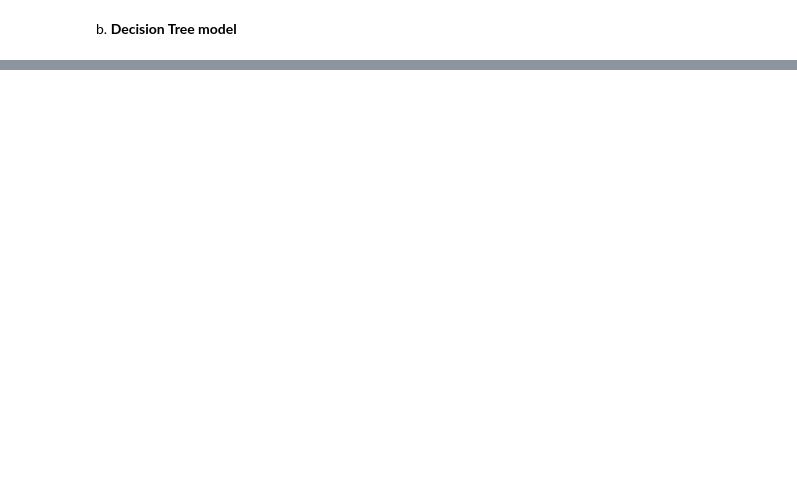
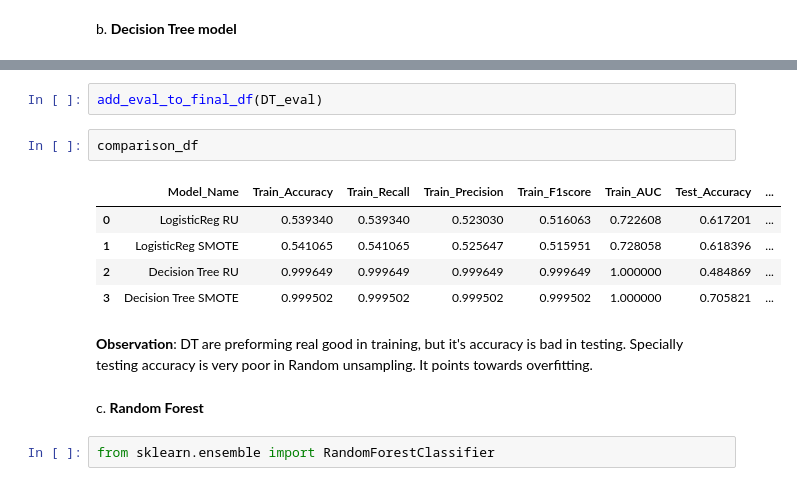
Before and after one commit to Ksangi/AlmaBetter-Email-Campaign-Effectiveness-Prediction, a Jupyter notebook: Email_Campaign_Effectiveness_Prediction.ipynb, the cells around one changed output, grey strips where cells are left out. Saved outputs shown, nothing was run; the diff lists cells and outputs as text; blank space fills up the shorter version.

```diff
--- a/Email_Campaign_Effectiveness_Prediction.ipynb
+++ b/Email_Campaign_Effectiveness_Prediction.ipynb
@@ -838,0 +916,16 @@ b. **Decision Tree model**
+# %%
+add_eval_to_final_df(DT_eval)
+# %%
+comparison_df
+# %% [output]
+|  | Model_Name | Train_Accuracy | Train_Recall | Train_Precision | Train_F1score | Train_AUC | Test_Accuracy | ... |
+| 0 | LogisticReg RU | 0.539340 | 0.539340 | 0.523030 | 0.516063 | 0.722608 | 0.617201 | ... |
+| 1 | LogisticReg SMOTE | 0.541065 | 0.541065 | 0.525647 | 0.515951 | 0.728058 | 0.618396 | ... |
+| 2 | Decision Tree RU | 0.999649 | 0.999649 | 0.999649 | 0.999649 | 1.000000 | 0.484869 | ... |
+| 3 | Decision Tree SMOTE | 0.999502 | 0.999502 | 0.999502 | 0.999502 | 1.000000 | 0.705821 | ... |
+# %% [markdown]
+**Observation**: DT are preforming real good in training, but it's accuracy is bad in testing. Specially testing accuracy is very poor in Random unsampling. It points towards overfitting.
+# %% [markdown]
+c. **Random Forest**
+# %%
+from sklearn.ensemble import RandomForestClassifier
```
Also changed, not shown: parts of 31 cells of this notebook.
